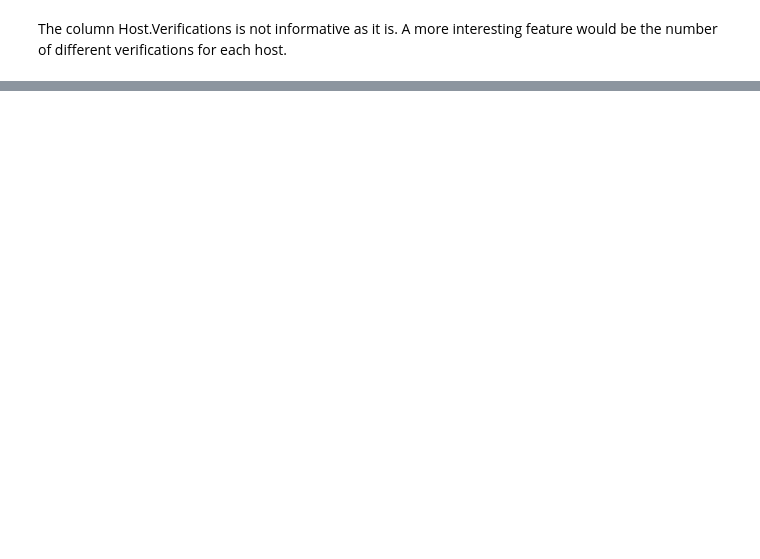
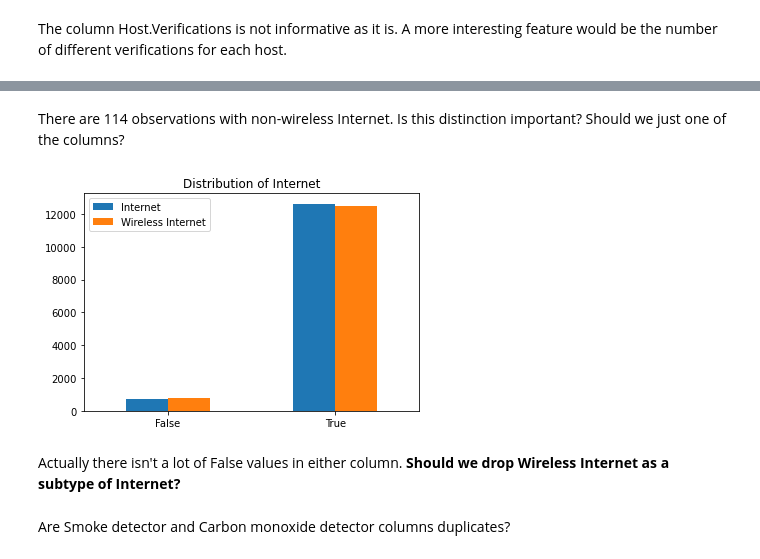
Before and after one commit to ekaterinaleks/preparation_for_final_project, a Jupyter notebook: eda_with_python.ipynb, the cells around one changed output, grey strips where cells are left out. Saved outputs shown, nothing was run; the diff lists cells and outputs as text; code cells hidden in the pictures; blank space fills up the shorter version.

Commit message:
Analysis of columns with object and bool data types

```diff
--- a/eda_with_python.ipynb
+++ b/eda_with_python.ipynb
@@ -72,0 +106,9 @@ df_listings.drop(col_list, axis=1, inplace=True)
+# %%
+#combine 7 features that add to the listing's description
+df_listings['Listing.Description.Length'] = df_listings['Summary.Length'] + df_listings['Space.Length']\
+                            + df_listings['Description.Length'] + df_listings['Neighborhood.Overview.Length']\
+                            + df_listings['Transit.Length'] + df_listings['Access.Length'] + df_listings['Interaction.Length']
+#drop the original columns
+df_listings.drop(['Summary.Length', 'Space.Length', 'Description.Length', 'Neighborhood.Overview.Length',
+                  'Transit.Length', 'Access.Length', 'Interaction.Length'], axis=1, inplace=True)
+df_listings[['Listing.Description.Length', 'House.Rules.Length', 'Host.About.Length']].head(3)
@@ -79,4 +126,5 @@ df_listings['Name'].str.len().max()
 # %% [markdown]
 A name consisting of 75 words seems to be a bit too lengthy and uninformative for our analysis. It can be truncated to, for example, 40 characters.
 # %%
-df_listings['Name'] = df_listings['Name'].str[0:40] + '...'
+df_listings['Name'] = df_listings['Name'].str[0:40] + '…'
+df_listings['Name'].head()
@@ -160,0 +253,6 @@ df_listings.head()
+# %%
+#create a new True/False column Madrid.Based
+df_listings['Madrid.Based'] = df_listings['Host.Location'].str.contains('Madrid')
+
+#drop the original column
+df_listings.drop('Host.Location', axis=1, inplace=True)
@@ -160,0 +272,3 @@ df_listings.head()
+# %%
+#for the sake of visualization these can be imputed with a description
+df_listings.loc[df_listings['Host.Response.Time'].isna(), 'Host.Response.Time'] = 'information not available'
@@ -160,0 +344,14 @@ df_listings.head()
+# %% [markdown]
+There are 114 observations with non-wireless Internet. Is this distinction important? Should we just one of the columns?
+# %%
+df_internet = pd.concat([df_listings.groupby('Internet', as_index=False).aggregate({'Internet': 'count'}),\
+                        df_listings.groupby('Wireless Internet', as_index=False).aggregate({'Wireless Internet': 'count'})], axis=1)
+
+df_internet.plot.bar()
+plt.title('Distribution of Internet')
+plt.xticks([0, 1], ['False', 'True'], rotation=0)
+plt.show()
+# %% [output]
+[figure, added]
+# %% [markdown]
+Actually there isn't a lot of False values in either column. **Should we drop Wireless Internet as a subtype of Internet?**
@@ -160,0 +360,2 @@ df_listings.head()
+# %% [markdown]
+Are Smoke detector and Carbon monoxide detector columns duplicates?
```
Also changed, not shown: parts of 49 cells of this notebook.
